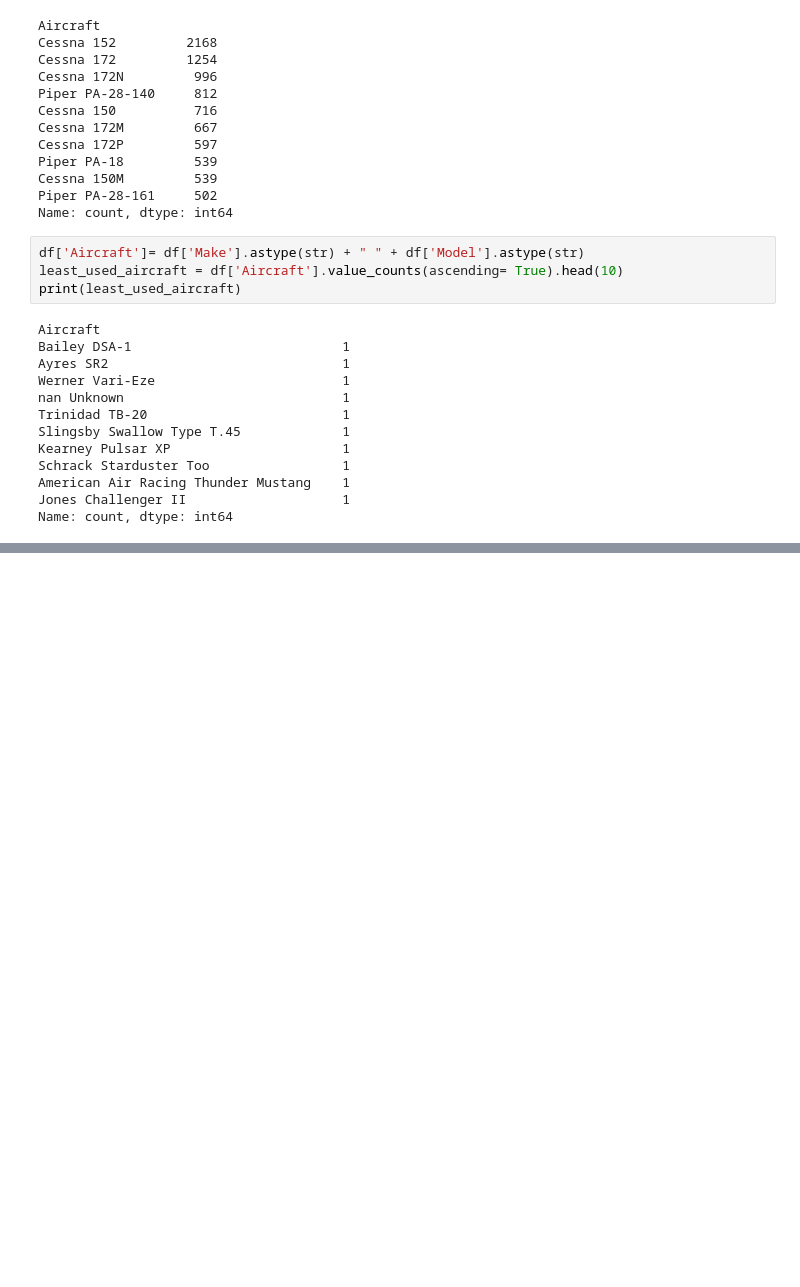
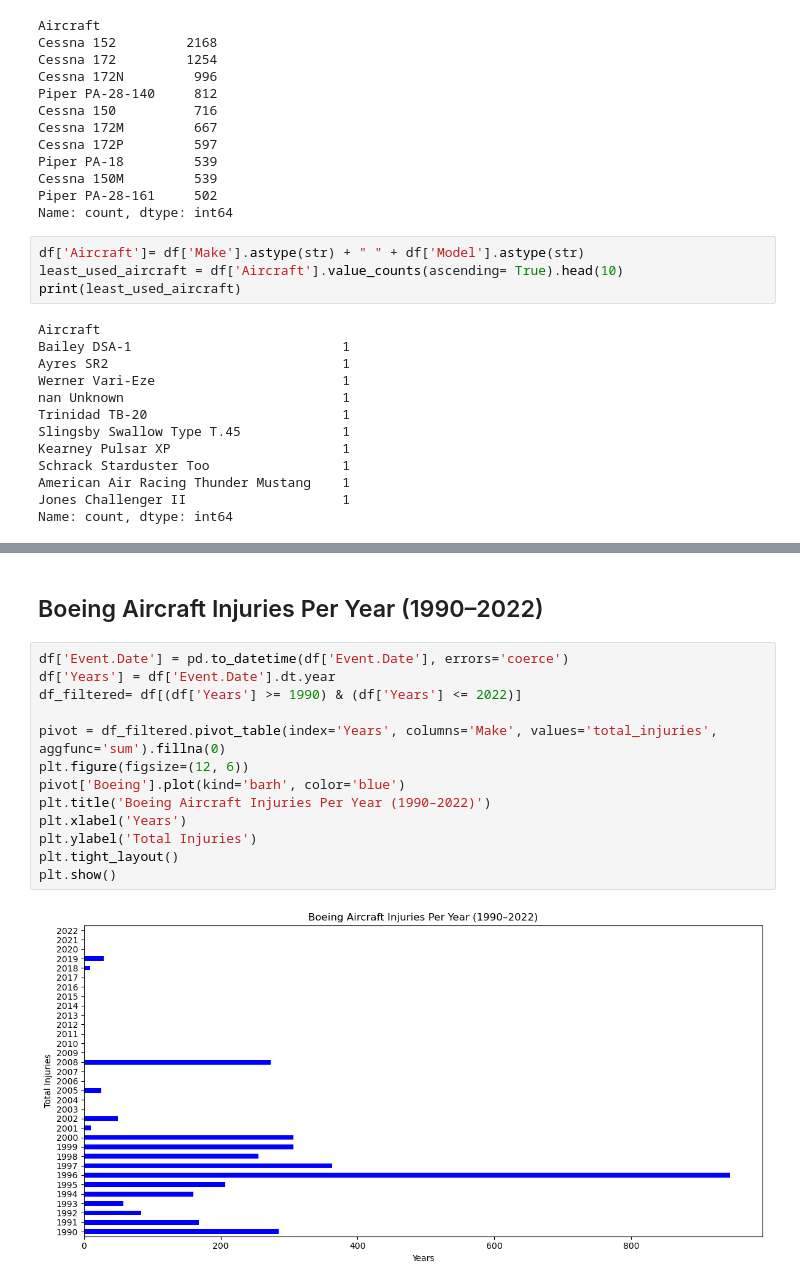
Before and after one commit to Luccy-svg/Aviation_Accidents_Project, a Jupyter notebook: student.ipynb, the cells around one changed output, grey strips where cells are left out. Drawn from its saved outputs; the diff is of its cells as text; blank space fills up the shorter version.

```diff
--- a/student.ipynb
+++ b/student.ipynb
@@ -265,0 +383,17 @@ Name: 0, dtype: object
+# %% [markdown]
+## Boeing Aircraft Injuries Per Year (1990–2022)
+# %%
+df['Event.Date'] = pd.to_datetime(df['Event.Date'], errors='coerce')
+df['Years'] = df['Event.Date'].dt.year
+df_filtered= df[(df['Years'] >= 1990) & (df['Years'] <= 2022)]
+
+pivot = df_filtered.pivot_table(index='Years', columns='Make', values='total_injuries', aggfunc='sum').fillna(0)
+plt.figure(figsize=(12, 6))
+pivot['Boeing'].plot(kind='barh', color='blue')
+plt.title('Boeing Aircraft Injuries Per Year (1990–2022)')
+plt.xlabel('Years')
+plt.ylabel('Total Injuries')
+plt.tight_layout()
+plt.show()
+# %% [output]
+[figure, added]
```
Also changed, not shown: parts of 42 cells of this notebook.
